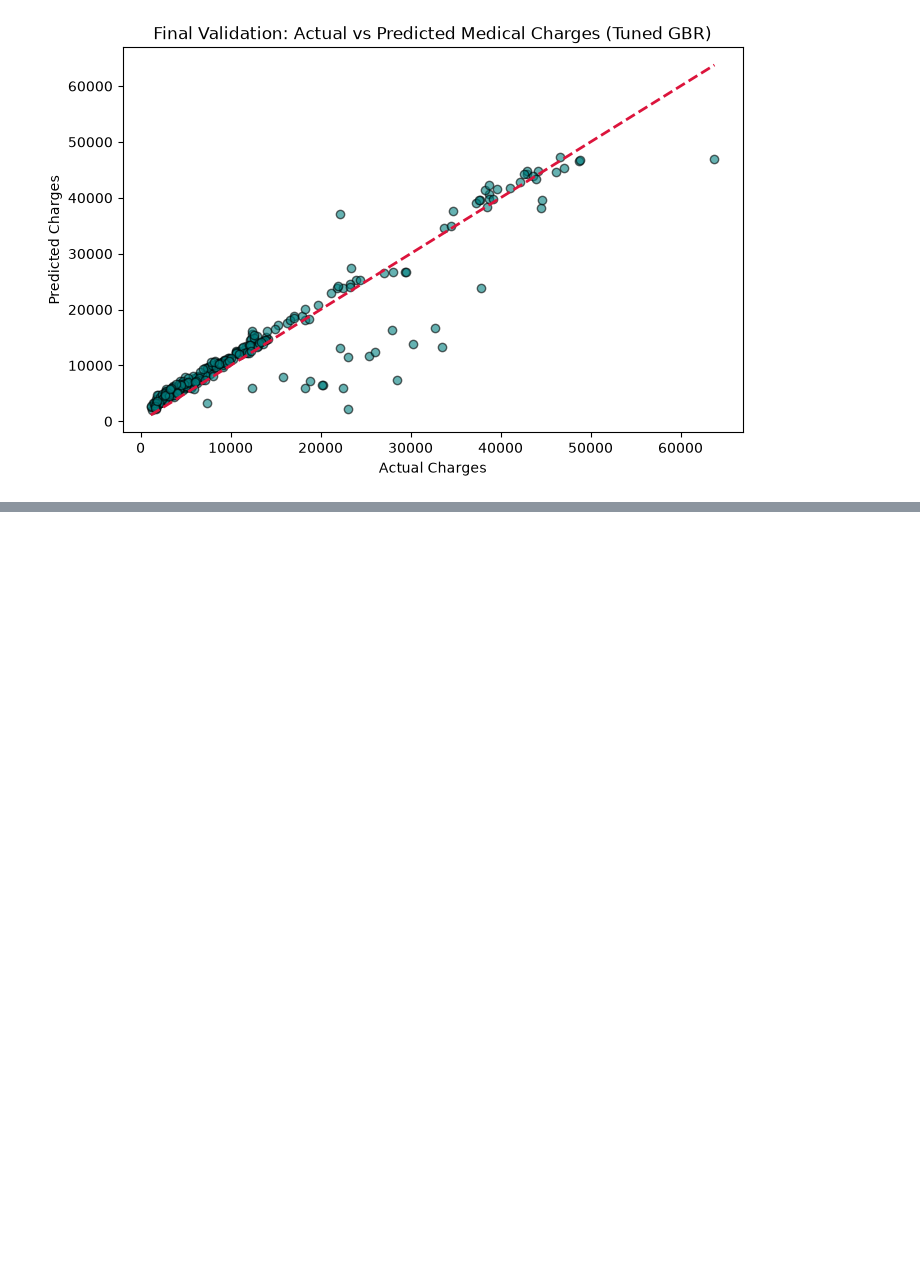
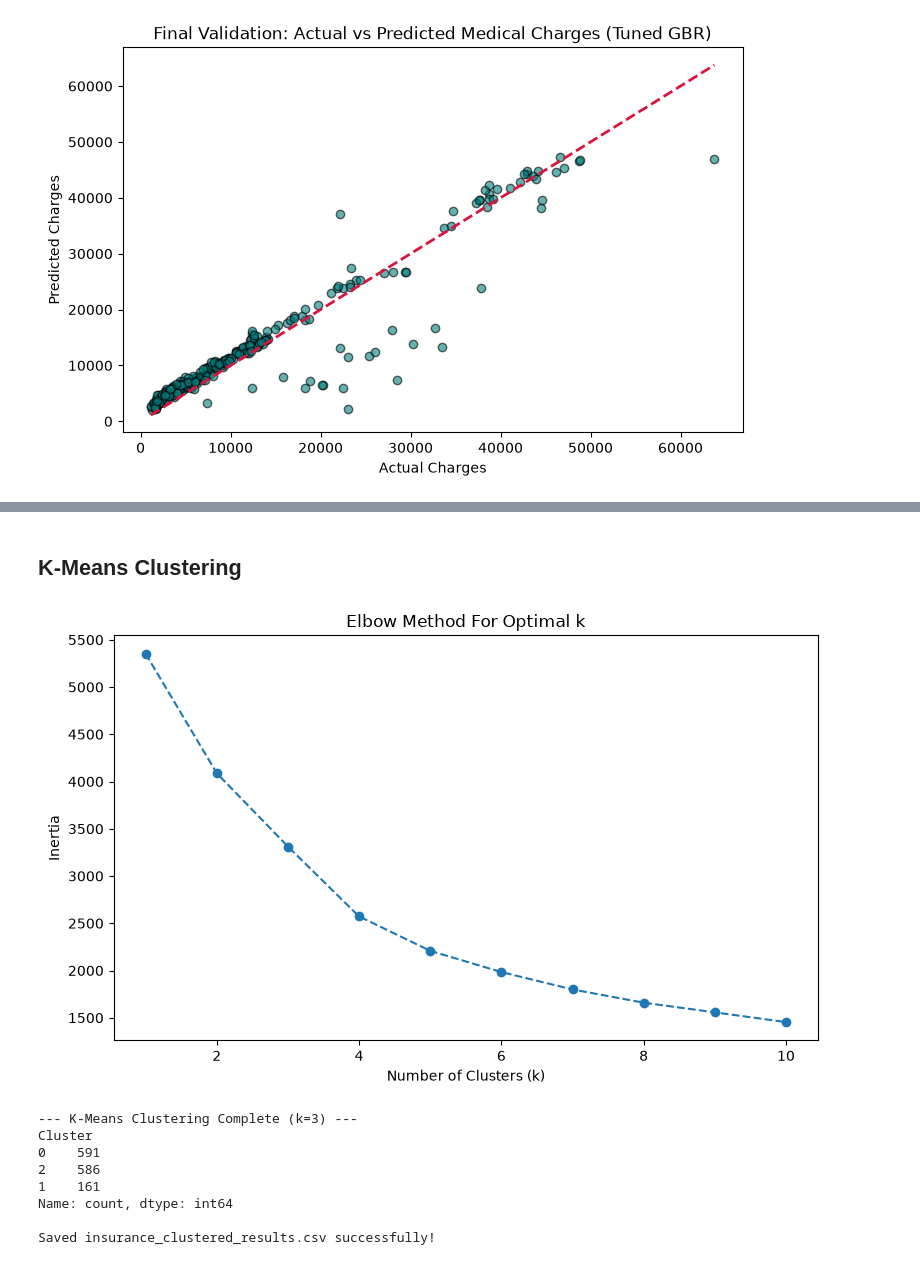
Before and after one commit to Laibarehman-SE/ML-Regression-Preparation., a Jupyter notebook: regression_task.ipynb, the cells around one changed output, grey strips where cells are left out. Saved outputs shown, nothing was run; the diff lists cells and outputs as text; code cells hidden in the pictures; blank space fills up the shorter version.

```diff
--- a/regression_task.ipynb
+++ b/regression_task.ipynb
@@ -643,0 +1248,52 @@ Tuned GBR KPI -> MAE: 2520.75 | RMSE: 4348.35 | R2: 0.88
+# %% [markdown]
+## K-Means Clustering
+# %%
+import pandas as pd
+import numpy as np
+import matplotlib.pyplot as plt
+from sklearn.cluster import KMeans
+
+# 1. Load Standardized Clustering Data
+X_scaled_df = pd.read_csv('insurance_clustering_prepared.csv')
+
+# 2. Test Different Numbers of Clusters (Elbow Method)
+inertia = []
+k_range = range(1, 11)
+
+for k in k_range:
+    kmeans = KMeans(n_clusters=k, random_state=42, n_init=10)
+    kmeans.fit(X_scaled_df)
+    inertia.append(kmeans.inertia_)
+
+# Plot Elbow Curve
+plt.figure(figsize=(8, 5))
+plt.plot(k_range, inertia, marker='o', linestyle='--')
+plt.xlabel('Number of Clusters (k)')
+plt.ylabel('Inertia')
+plt.title('Elbow Method For Optimal k')
+plt.tight_layout()
+plt.savefig('elbow_curve.png')
+plt.show()
+
+# 3. Apply Optimal K-Means (e.g., k=3 based on typical elbow inspection)
+optimal_k = 3
+kmeans_final = KMeans(n_clusters=optimal_k, random_state=42, n_init=10)
+clusters = kmeans_final.fit_predict(X_scaled_df)
+
+X_scaled_df['Cluster'] = clusters
+print(f"--- K-Means Clustering Complete (k={optimal_k}) ---")
+print(X_scaled_df['Cluster'].value_counts())
+
+# Save clustered results
+X_scaled_df.to_csv('insurance_clustered_results.csv', index=False)
+print("\nSaved insurance_clustered_results.csv successfully!")
+# %% [output]
+[figure, added]
+--- K-Means Clustering Complete (k=3) ---
+Cluster
+0    591
+2    586
+1    161
+Name: count, dtype: int64
+
+Saved insurance_clustered_results.csv successfully!
```
Also changed, not shown: parts of 29 cells of this notebook.
